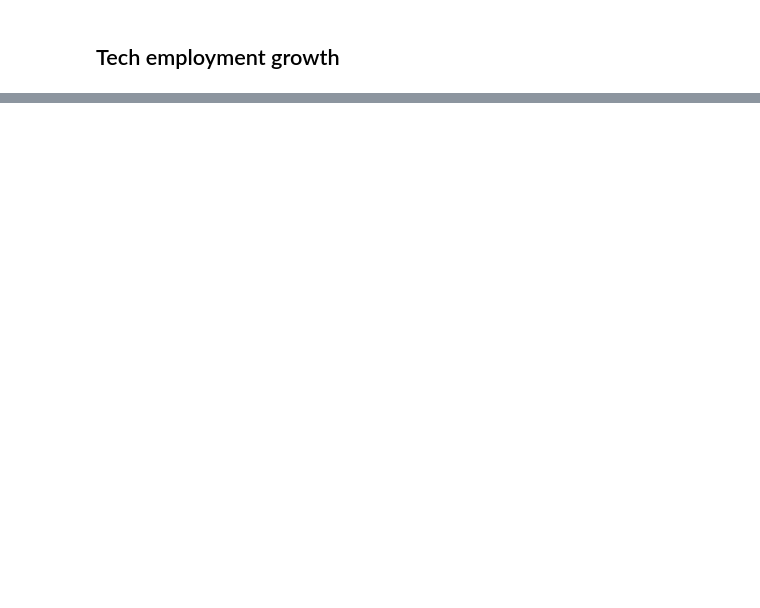
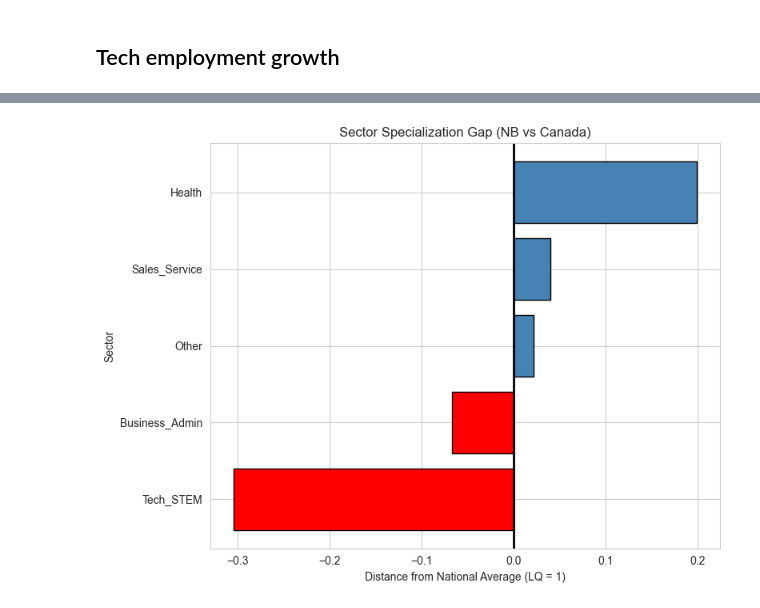
Before and after one commit to edhdevps/capstone-nb-job-trends, a Jupyter notebook: notebooks/02_eda_and_features.ipynb, the cells around one changed output, grey strips where cells are left out. Drawn from its saved outputs; the diff is of its cells as text; code cells hidden in the pictures; blank space fills up the shorter version.

```diff
--- a/notebooks/02_eda_and_features.ipynb
+++ b/notebooks/02_eda_and_features.ipynb
@@ -102,0 +275,3 @@ plt.show()
+# %%
+latest_year = df["REF_DATE"].max()
+latest_year
@@ -102,0 +391,8 @@ plt.show()
+# %%
+can_sector_grouped = (
+    df_can[df_can["REF_DATE"] == latest_year]
+    .groupby("sector_group")["VALUE"]
+    .sum()
+)
+
+can_sector_grouped
@@ -102,0 +407,5 @@ plt.show()
+# %%
+# Calculate participation share for each sector in Canada
+can_share_grouped = can_sector_grouped / can_total
+
+can_share_grouped
@@ -102,0 +420,4 @@ plt.show()
+# %%
+# Calculate Location Quotient
+lq = nb_share / can_share_grouped
+lq.head()
@@ -102,0 +432,38 @@ plt.show()
+# %%
+import numpy as np
+
+lq_sorted = lq.sort_values()
+
+gap = lq_sorted - 1
+
+colors = [
+    "steelblue" if val >= 0 else "red"
+    for val in gap
+]
+
+plt.figure(figsize=(8,6))
+
+plt.barh(
+    lq_sorted.index,
+    gap,
+    color=colors,
+    edgecolor="black"
+)
+
+plt.axvline(
+    x=0,
+    color="black",
+    linewidth=2
+)
+
+plt.title("Sector Specialization Gap (NB vs Canada)")
+plt.xlabel("Distance from National Average (LQ = 1)")
+plt.ylabel("Sector")
+
+plt.tight_layout()
+
+plt.savefig(FIGURES / "location_quotient_gap_nb.png", dpi=300)
+
+plt.show()
+# %% [output]
+[figure, added]
```
Also changed, not shown: parts of 27 cells of this notebook.
